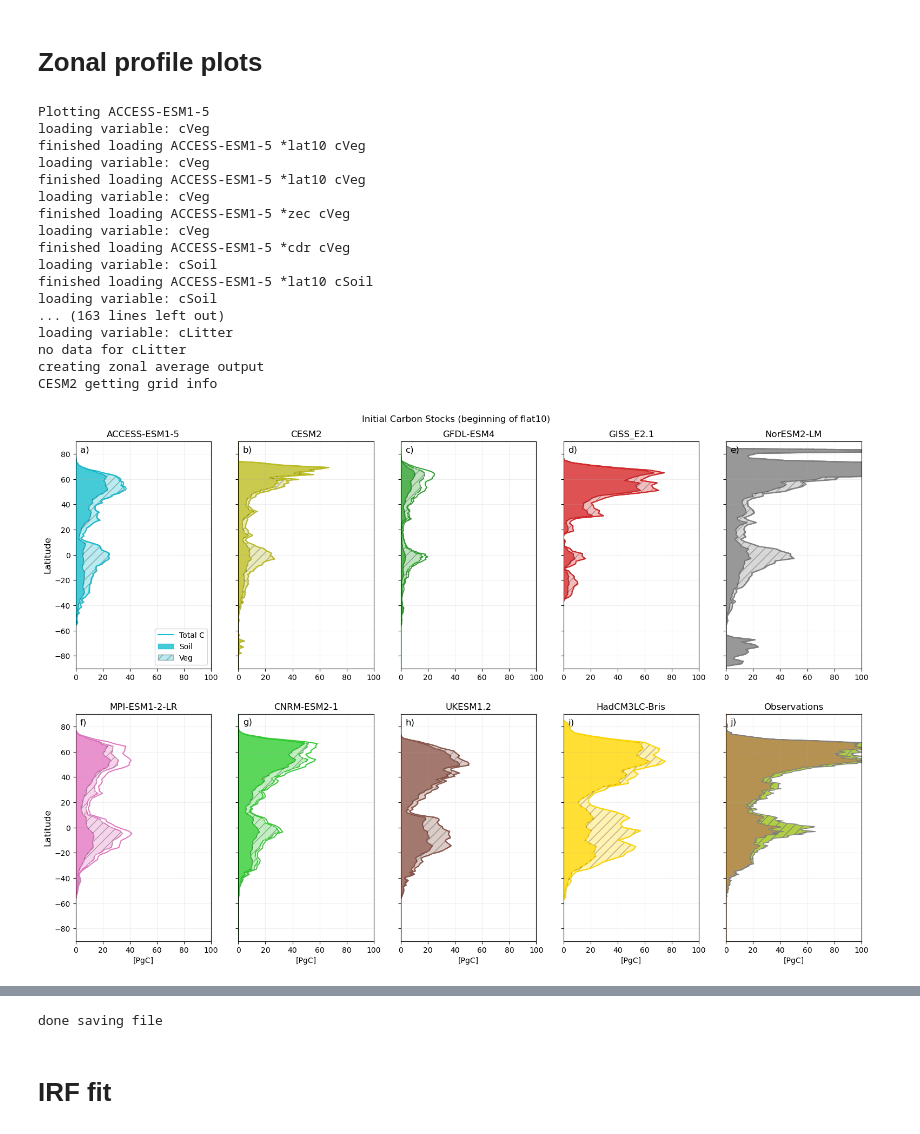
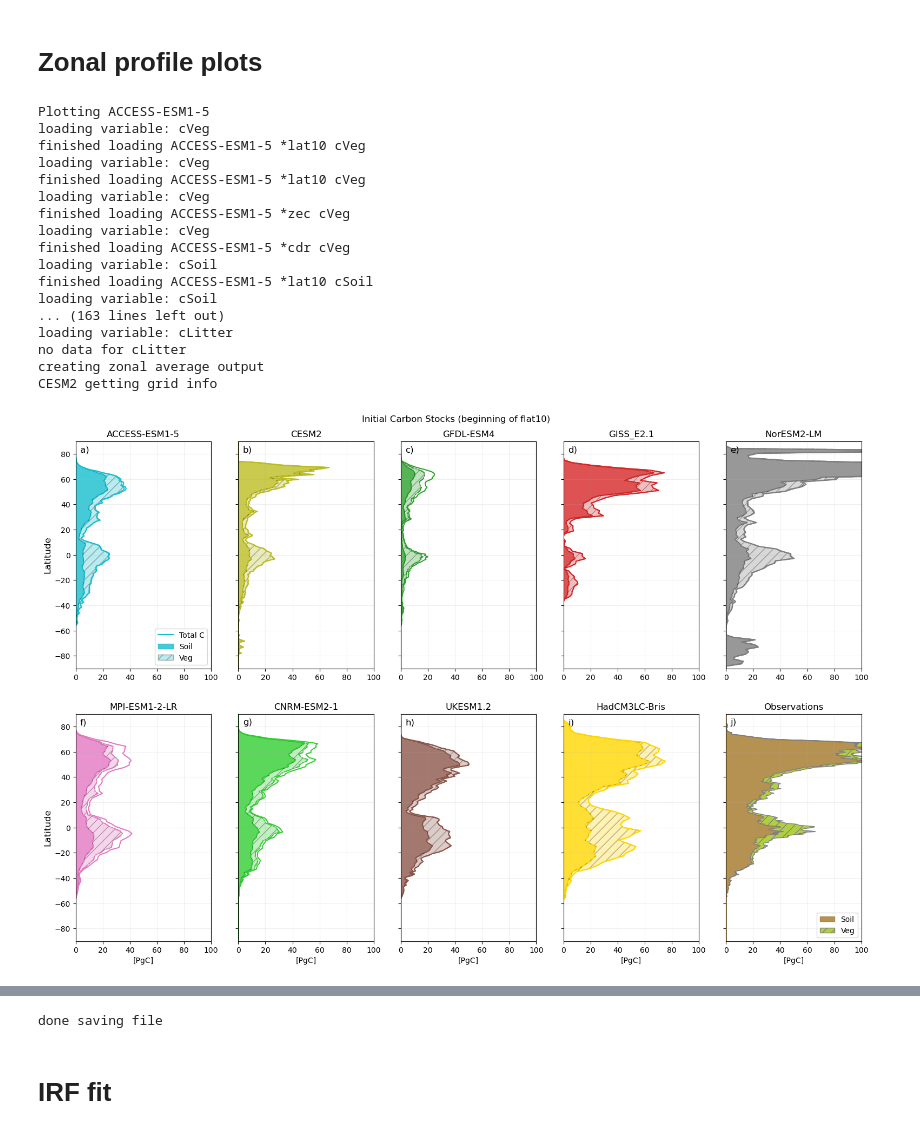
Before and after one commit to aswann/flat10MIP_analysis, a Jupyter notebook: figures_paper.ipynb, the cells around one changed output, grey strips where cells are left out. Cells and saved outputs as stored; diff of their text form; code cells hidden in the pictures.

```diff
--- a/figures_paper.ipynb
+++ b/figures_paper.ipynb
@@ -1321,6 +1321,7 @@ ax.set_ylabel('')
 ax.grid(True,alpha=0.2, zorder=0)
 ax.set_xlim([0,100])
 ax.set_xlabel('[PgC]')
+ax.legend(loc='lower right')
 ax.annotate(subplotlabelnames[9],
                          xy=(0, 1), xycoords='axes fraction',
                          xytext=(+0.5, -0.5), textcoords='offset fontsize',
@@ -1352,34 +1353,34 @@ fig2.savefig('figures/' +'Cdelta_zonal_lineplot_allmodels_' +phasename[2] +'.png
 plt.show(fig2)
 plt.close(fig2)
 
 fig3.savefig('figures/' +'Cdelta_zonal_lineplot_allmodels_' +phasename[3] +'.png', bbox_inches='tight', dpi=400)
 plt.show(fig3)
 plt.close(fig3)
 
 print('done saving file')
 
 # close the plot (so python stops trying to hold on to it in memory; you can
 # still look at it at this point, but you're done editing)
 # plt.close()
 # %% [output]
 Plotting ACCESS-ESM1-5
 loading variable: cVeg
 finished loading ACCESS-ESM1-5 *lat10 cVeg
 loading variable: cVeg
 finished loading ACCESS-ESM1-5 *lat10 cVeg
 loading variable: cVeg
 finished loading ACCESS-ESM1-5 *zec cVeg
 loading variable: cVeg
 finished loading ACCESS-ESM1-5 *cdr cVeg
 loading variable: cSoil
 finished loading ACCESS-ESM1-5 *lat10 cSoil
 loading variable: cSoil
 ... (163 lines left out)
 loading variable: cLitter
 no data for cLitter
 creating zonal average output
 CESM2 getting grid info
-[figure, old version]
+[figure, new version]
 [figure]
 [figure]
 [figure]
```
Also changed, not shown: 5 other files.
